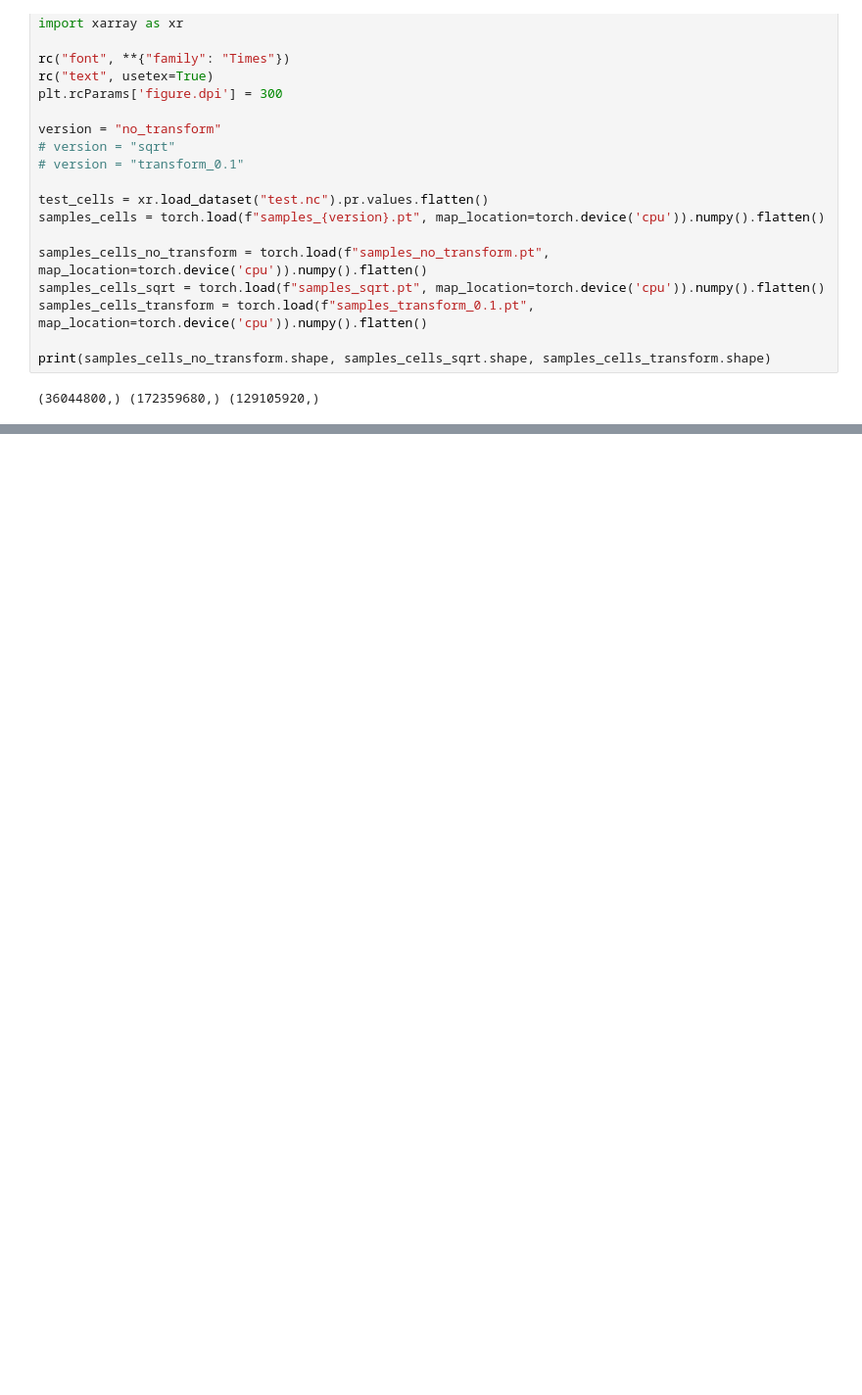
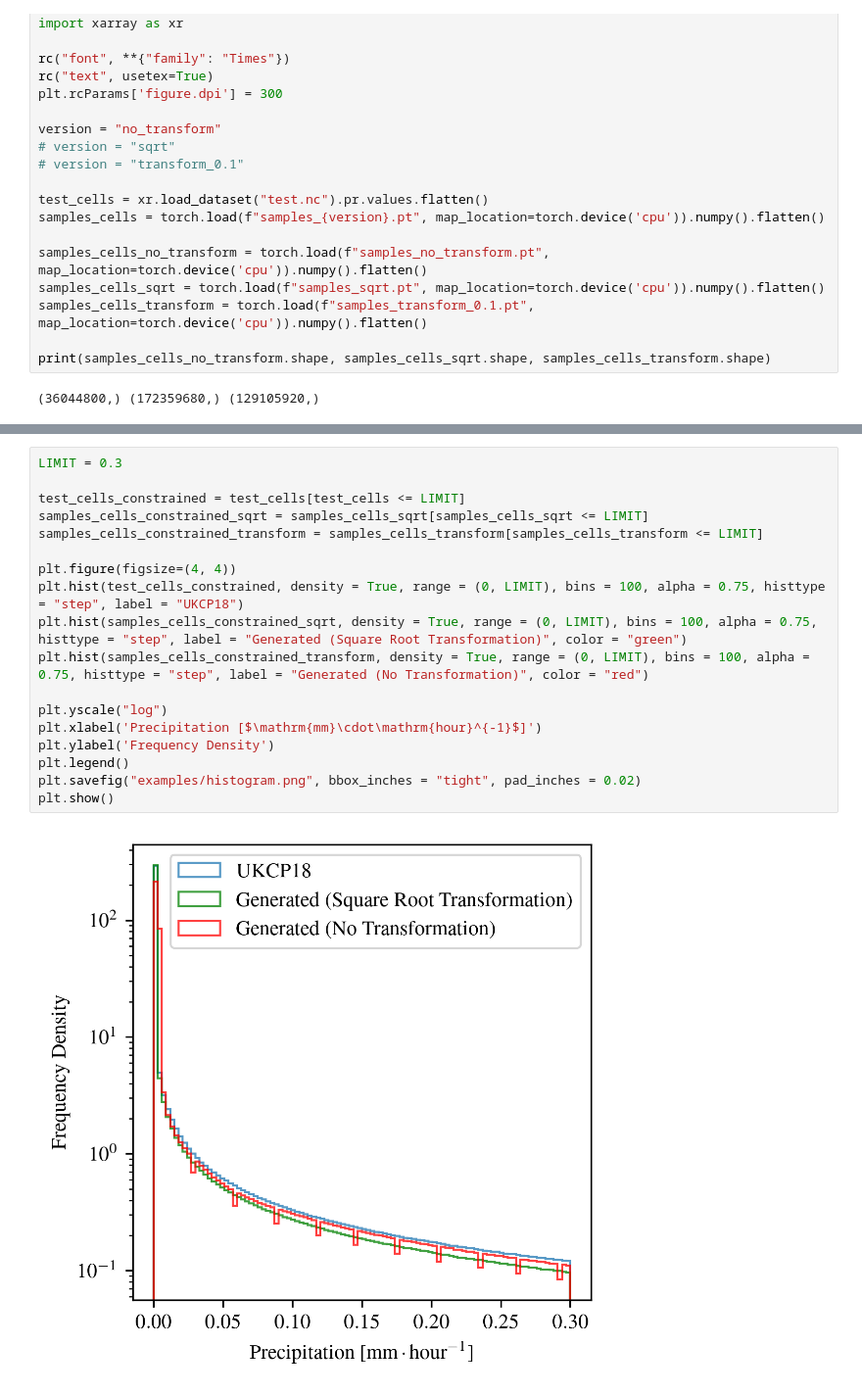
Before and after one commit to henryaddison/video-diffusion-climate, a Jupyter notebook: notebooks/histogram.ipynb, the cells around one changed output, grey strips where cells are left out. Shown at 98% size. Drawn from its saved outputs; the diff is of its cells as text; blank space fills up the shorter version.

```diff
--- a/notebooks/histogram.ipynb
+++ b/notebooks/histogram.ipynb
@@ -105,0 +106,20 @@ plt.show()
+# %%
+LIMIT = 0.3
+
+test_cells_constrained = test_cells[test_cells <= LIMIT]
+samples_cells_constrained_sqrt = samples_cells_sqrt[samples_cells_sqrt <= LIMIT]
+samples_cells_constrained_transform = samples_cells_transform[samples_cells_transform <= LIMIT]
+
+plt.figure(figsize=(4, 4))
+plt.hist(test_cells_constrained, density = True, range = (0, LIMIT), bins = 100, alpha = 0.75, histtype = "step", label = "UKCP18")
+plt.hist(samples_cells_constrained_sqrt, density = True, range = (0, LIMIT), bins = 100, alpha = 0.75, histtype = "step", label = "Generated (Square Root Transformation)", color = "green")
+plt.hist(samples_cells_constrained_transform, density = True, range = (0, LIMIT), bins = 100, alpha = 0.75, histtype = "step", label = "Generated (No Transformation)", color = "red")
+
+plt.yscale("log")
+plt.xlabel('Precipitation [$\mathrm{mm}\cdot\mathrm{hour}^{-1}$]')
+plt.ylabel('Frequency Density')
+plt.legend()
+plt.savefig("examples/histogram.png", bbox_inches = "tight", pad_inches = 0.02)
+plt.show()
+# %% [output]
+[figure, added]
```
Also changed, not shown: parts of 5 cells of this notebook, 31 other files.
